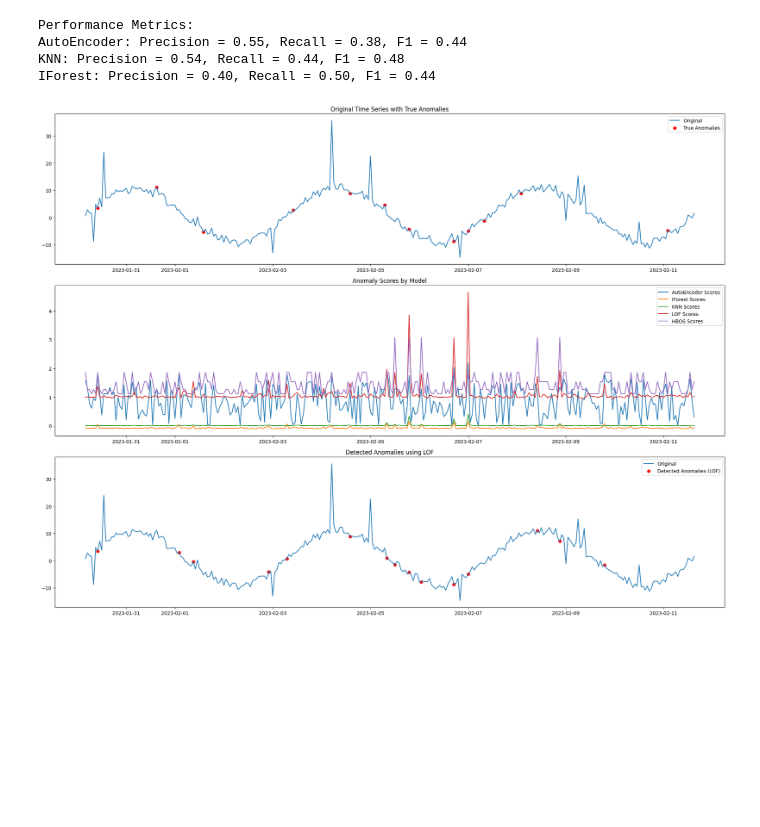
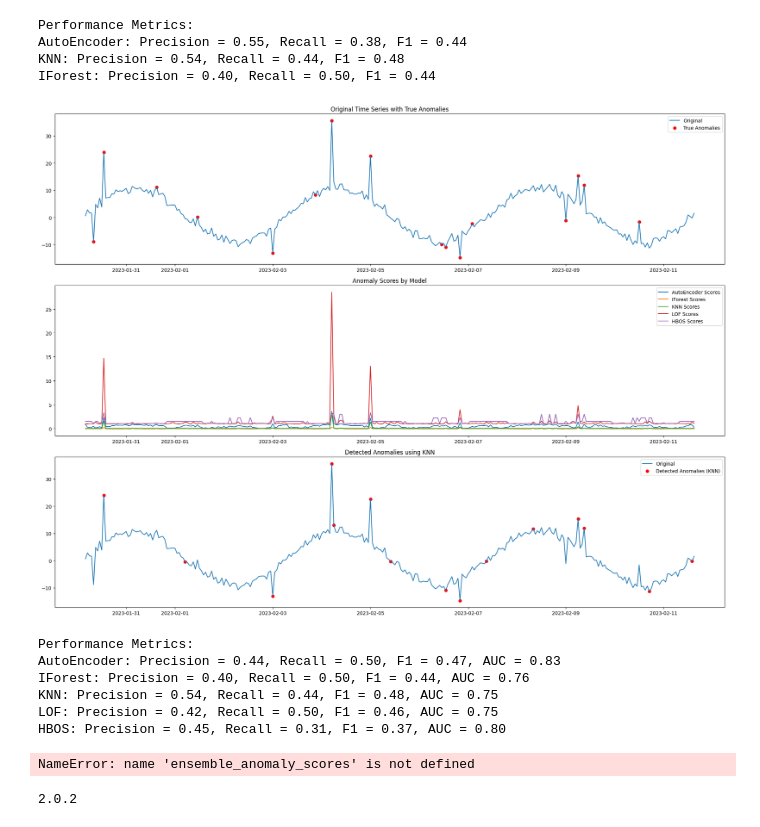
Before and after one commit to sm4rtm4art/TimeSeries, a Jupyter notebook: notebooks/Anomaly detection/Firststepts_anomaly.ipynb, the cells around one changed output. Saved outputs shown, nothing was run; the diff lists cells and outputs as text; code cells hidden in the pictures; blank space fills up the shorter version.

```diff
--- a/notebooks/Anomaly detection/Firststepts_anomaly.ipynb
+++ b/notebooks/Anomaly detection/Firststepts_anomaly.ipynb
@@ -310,20 +309,48 @@ def visualize_results(data, X_test, y_true, results):
 # %%
 # Generate or load your data
 data, true_labels = generate_complex_timeseries(n_samples=1000, contamination=0.05)
 
 # Preprocess data
 X, scaler = preprocess_data(data)
 
 # Split data
-X_train, X_test, y_train, y_test = train_test_split(X, true_labels, test_size=0.3, random_state=42)
+train_size = int(0.7 * len(X))
+X_train, X_test = X[:train_size], X[train_size:]
+y_true = true_labels[train_size:]
 
 # Define models
 models = get_models(contamination=0.05)
 
 # Train and evaluate models
-results = train_and_evaluate_models(X_train, X_test, y_test, models)
+results = train_and_evaluate_models(X_train, X_test, y_true, models)
 
 # Visualize results
-visualize_results(data, X_test, y_test, results)
+visualize_results(data, X_test, y_true, results)
+
+# Print performance metrics
+print("Performance Metrics:")
+for name, result in results.items():
+    print(f"{name}: Precision = {result['precision']:.2f}, Recall = {result['recall']:.2f}, F1 = {result['f1']:.2f}, AUC = {result['auc']:.2f}")
+
+# Evaluate ensemble method
+ensemble_scores = ensemble_anomaly_scores(results)
+ensemble_predictions = (ensemble_scores > np.percentile(ensemble_scores, 95)).astype(int)
+ensemble_precision, ensemble_recall, ensemble_f1, _ = precision_recall_fscore_support(y_true, ensemble_predictions, average='binary')
+ensemble_auc = roc_auc_score(y_true, ensemble_scores)
+
+print(f"\nEnsemble Method: Precision = {ensemble_precision:.2f}, Recall = {ensemble_recall:.2f}, F1 = {ensemble_f1:.2f}, AUC = {ensemble_auc:.2f}")
 # %% [output]
-[figure, old version]
+[figure, new version]
+Performance Metrics:
+AutoEncoder: Precision = 0.44, Recall = 0.50, F1 = 0.47, AUC = 0.83
+IForest: Precision = 0.40, Recall = 0.50, F1 = 0.44, AUC = 0.76
+KNN: Precision = 0.54, Recall = 0.44, F1 = 0.48, AUC = 0.75
+LOF: Precision = 0.42, Recall = 0.50, F1 = 0.46, AUC = 0.75
+HBOS: Precision = 0.45, Recall = 0.31, F1 = 0.37, AUC = 0.80
+NameError: name 'ensemble_anomaly_scores' is not defined
+# %%
+import pyod
+
+print(pyod.__version__)
+# %% [output]
+2.0.2
```
Also changed, not shown: parts of 2 cells of this notebook, 18 other files.
